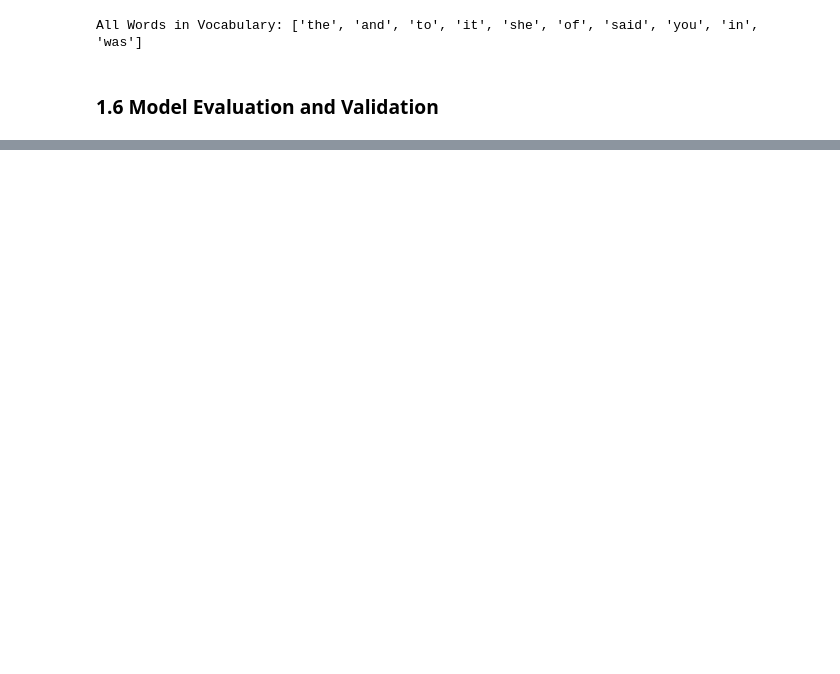
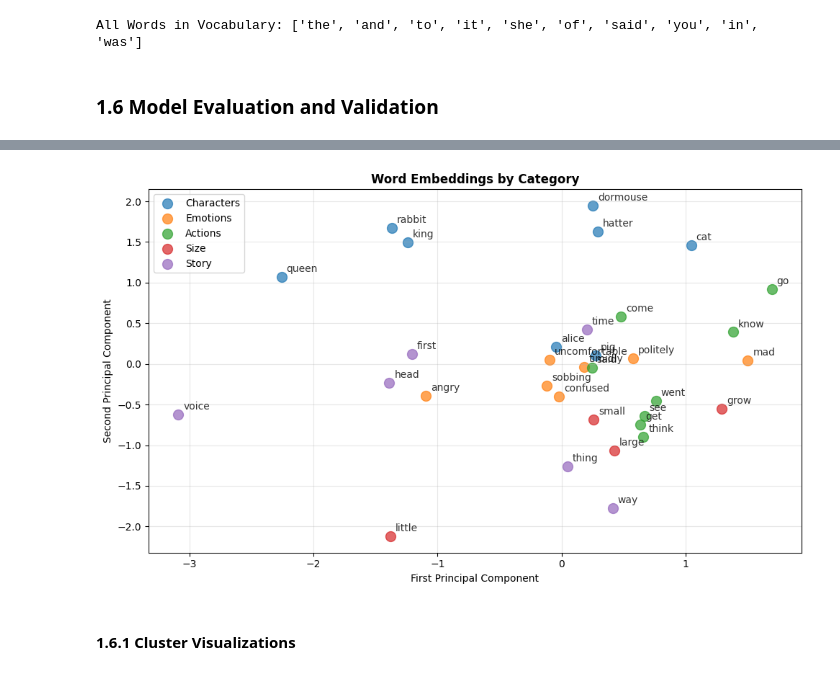
Before and after one commit to Namgay282004/AS2025-02230290-DAM202, a Jupyter notebook: practical-2/Practical2(Word2Vec).ipynb, the cells around one changed output, grey strips where cells are left out. Saved outputs shown, nothing was run; the diff lists cells and outputs as text; code cells hidden in the pictures; blank space fills up the shorter version.

```diff
--- a/practical-2/Practical2(Word2Vec).ipynb
+++ b/practical-2/Practical2(Word2Vec).ipynb
@@ -753,0 +834,64 @@ model.wv.similarity('king', 'queen')
+# %%
+# Enhanced visualization with different categories
+def plot_embeddings_by_category(model, word_categories):
+    all_words = []
+    all_vectors = []
+    labels = []
+    colors = []
+
+    color_map = plt.cm.tab10  # Using a color map for different categories
+
+    for i, (category, words) in enumerate(word_categories.items()):
+        for word in words:
+            if word in model.wv:
+                all_words.append(word)
+                all_vectors.append(model.wv[word])
+                labels.append(category)
+                colors.append(color_map(i % 10))  # Cycle through colors
+
+    if len(all_vectors) < 2:
+        print("Not enough words for visualization")
+        return
+
+    # Apply PCA
+    pca = PCA(n_components=2)
+    result = pca.fit_transform(all_vectors)
+
+    # Create plot
+    plt.figure(figsize=(10, 6))
+
+    # Plot each category with different colors
+    for i, category in enumerate(word_categories.keys()):
+        indices = [j for j, label in enumerate(labels) if label == category]
+        if indices:
+            plt.scatter(result[indices, 0], result[indices, 1],
+                       color=color_map(i % 10), s=100, alpha=0.7, label=category)
+
+    # Add labels
+    for i, word in enumerate(all_words):
+        plt.annotate(word, xy=(result[i, 0], result[i, 1]),
+                    xytext=(5, 5), textcoords='offset points',
+                    fontsize=10, alpha=0.8)
+
+    plt.title('Word Embeddings by Category', fontsize=12, fontweight='bold')
+    plt.xlabel('First Principal Component')
+    plt.ylabel('Second Principal Component')
+    plt.legend()
+    plt.grid(True, alpha=0.3)
+    plt.tight_layout()
+    plt.show()
+
+# Define categories based on your model's vocabulary
+word_categories = {
+    'Characters': ['alice', 'rabbit', 'queen', 'king', 'hatter', 'dormouse', 'cat', 'pig'],
+    'Emotions': ['timidly', 'politely', 'uncomfortable', 'sobbing', 'confused', 'mad', 'angry'],
+    'Actions': ['said', 'went', 'think', 'know', 'see', 'go', 'come', 'get'],
+    'Size': ['small', 'large', 'little', 'big', 'grow', 'shrink'],
+    'Story': ['time', 'way', 'voice', 'head', 'thing', 'first']
+}
+
+plot_embeddings_by_category(model, word_categories)
+# %% [output]
+[figure, added]
+# %% [markdown]
+#### 1.6.1 Cluster Visualizations
```
Also changed, not shown: parts of 12 cells of this notebook, 2 other files.
